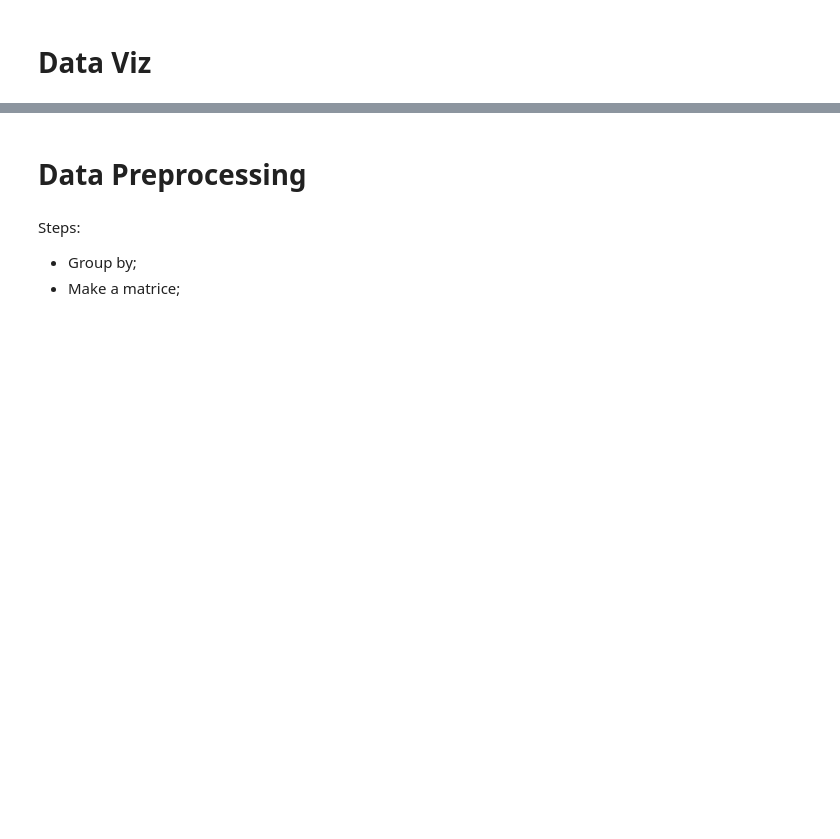
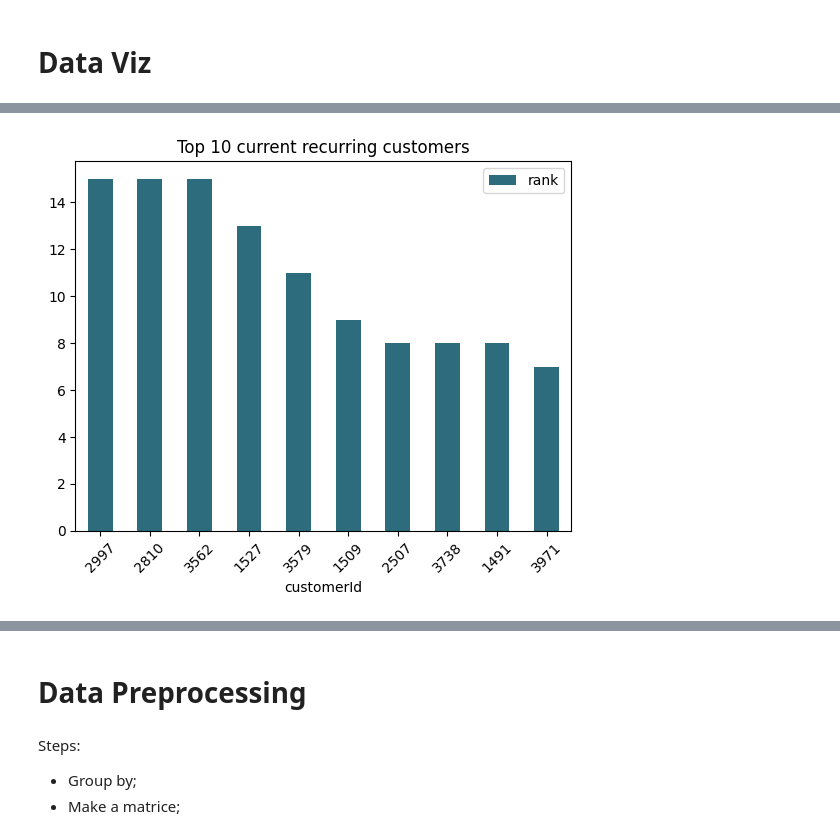
Before and after one commit to talitacgs/Market_basket_analysis_with_Apriori, a Jupyter notebook: Market_Basket_Analysis.ipynb, the cells around one changed output, grey strips where cells are left out. Saved outputs shown, nothing was run; the diff lists cells and outputs as text; code cells hidden in the pictures; blank space fills up the shorter version.

```diff
--- a/Market_Basket_Analysis.ipynb
+++ b/Market_Basket_Analysis.ipynb
@@ -108,0 +123,9 @@ ASAP
+# %%
+df1.plot.bar(x='customerId',y='rank',color="#2c6c7c");
+plt.xticks(rotation=45)
+plt.title("Top 10 current recurring customers")
+
+
+plt.show()
+# %% [output]
+[figure, added]
```
Also changed, not shown: parts of 15 cells of this notebook.
